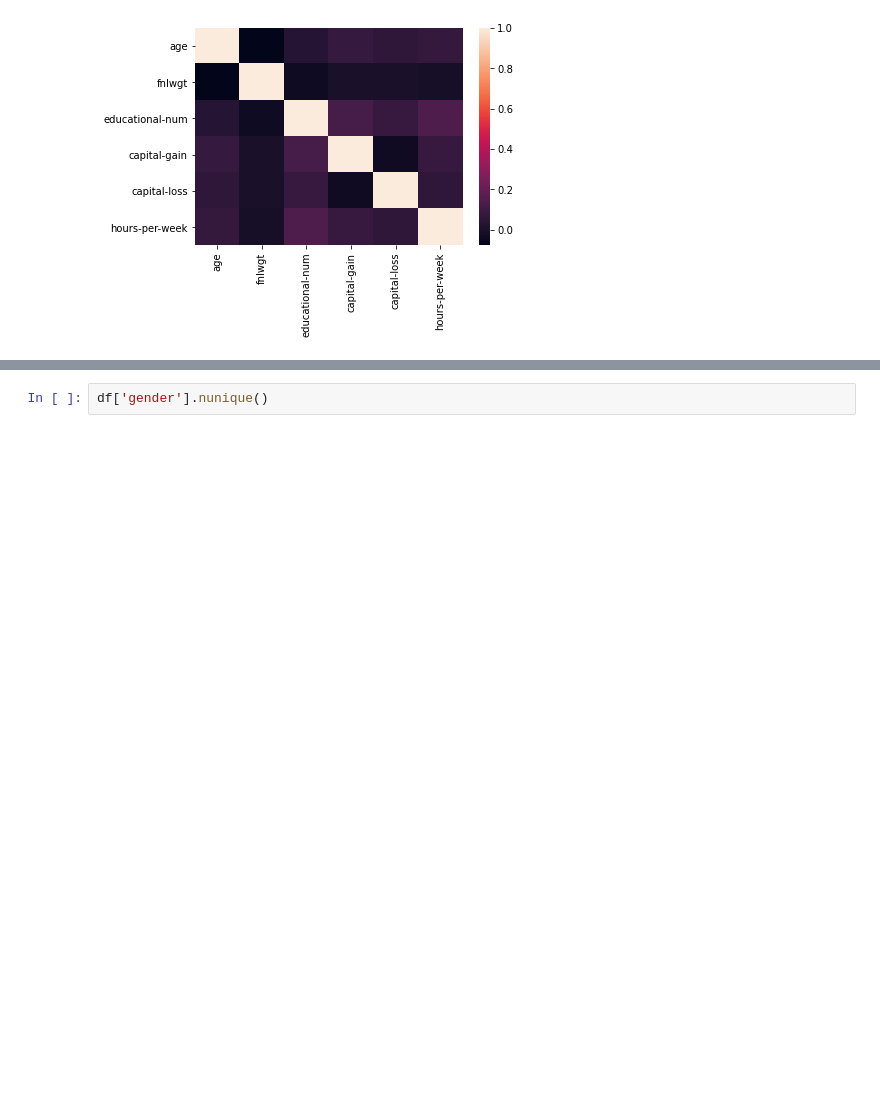
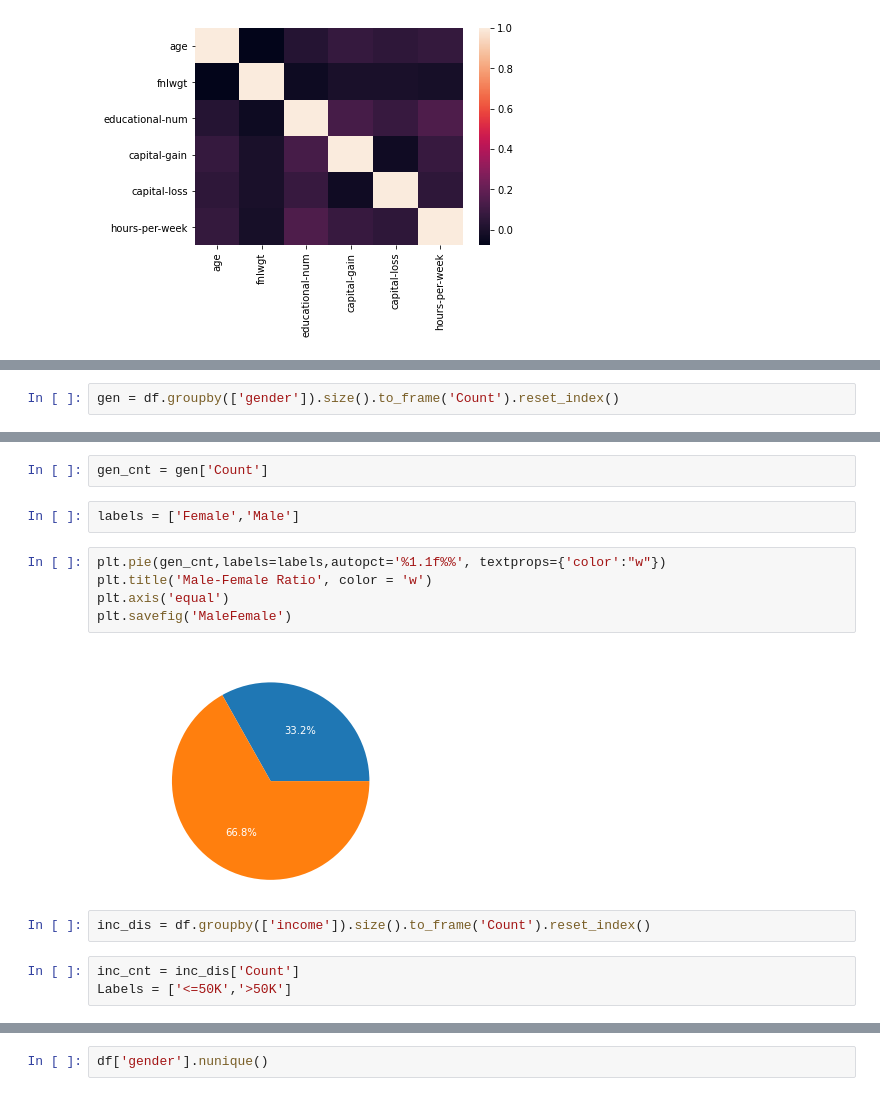
Before and after one commit to harsh2403/Data_Storytelling, a Jupyter notebook: Untitled.ipynb, the cells around one changed output, grey strips where cells are left out. Drawn from its saved outputs; the diff is of its cells as text; blank space fills up the shorter version.

```diff
--- a/Untitled.ipynb
+++ b/Untitled.ipynb
@@ -73,0 +86,2 @@ sns.heatmap(df.corr());
+# %%
+gen = df.groupby(['gender']).size().to_frame('Count').reset_index()
@@ -73,0 +94,16 @@ sns.heatmap(df.corr());
+# %%
+gen_cnt = gen['Count']
+# %%
+labels = ['Female','Male']
+# %%
+plt.pie(gen_cnt,labels=labels,autopct='%1.1f%%', textprops={'color':"w"})
+plt.title('Male-Female Ratio', color = 'w')
+plt.axis('equal')
+plt.savefig('MaleFemale')
+# %% [output]
+[figure, added]
+# %%
+inc_dis = df.groupby(['income']).size().to_frame('Count').reset_index()
+# %%
+inc_cnt = inc_dis['Count']
+Labels = ['<=50K','>50K']
```
Also changed, not shown: parts of 55 cells of this notebook, 13 other files.
